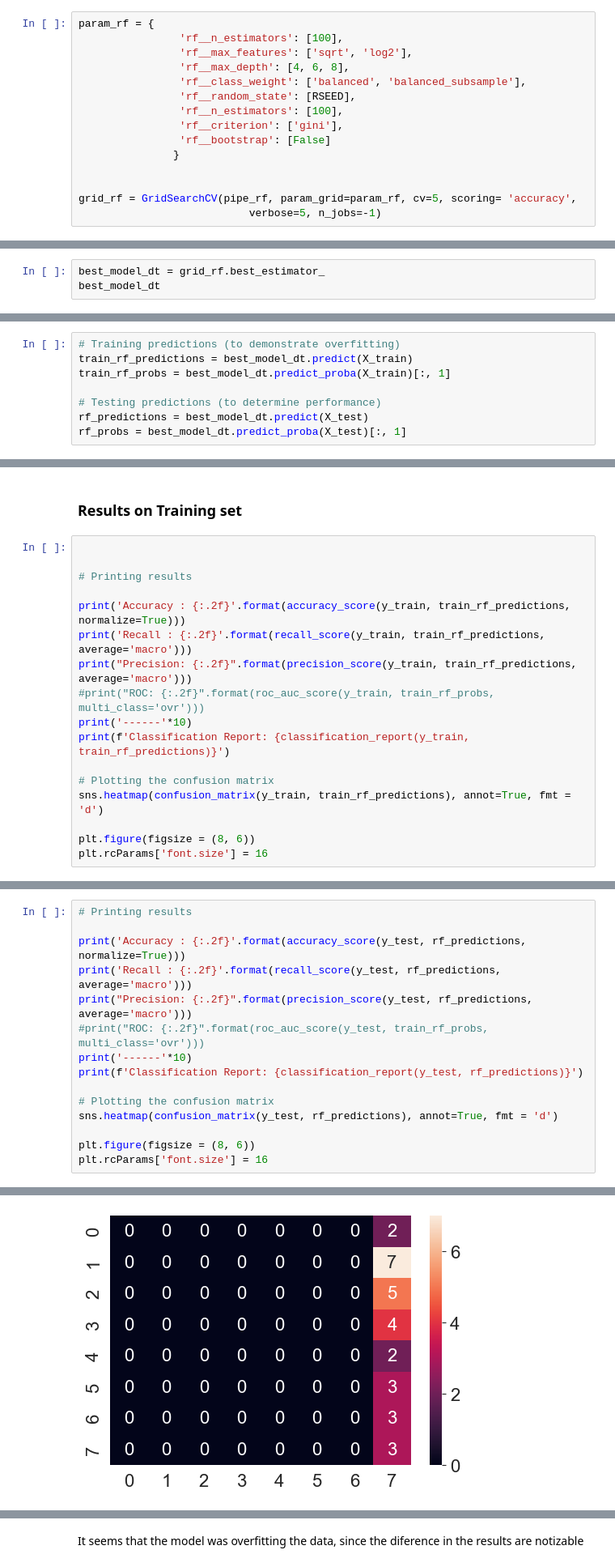
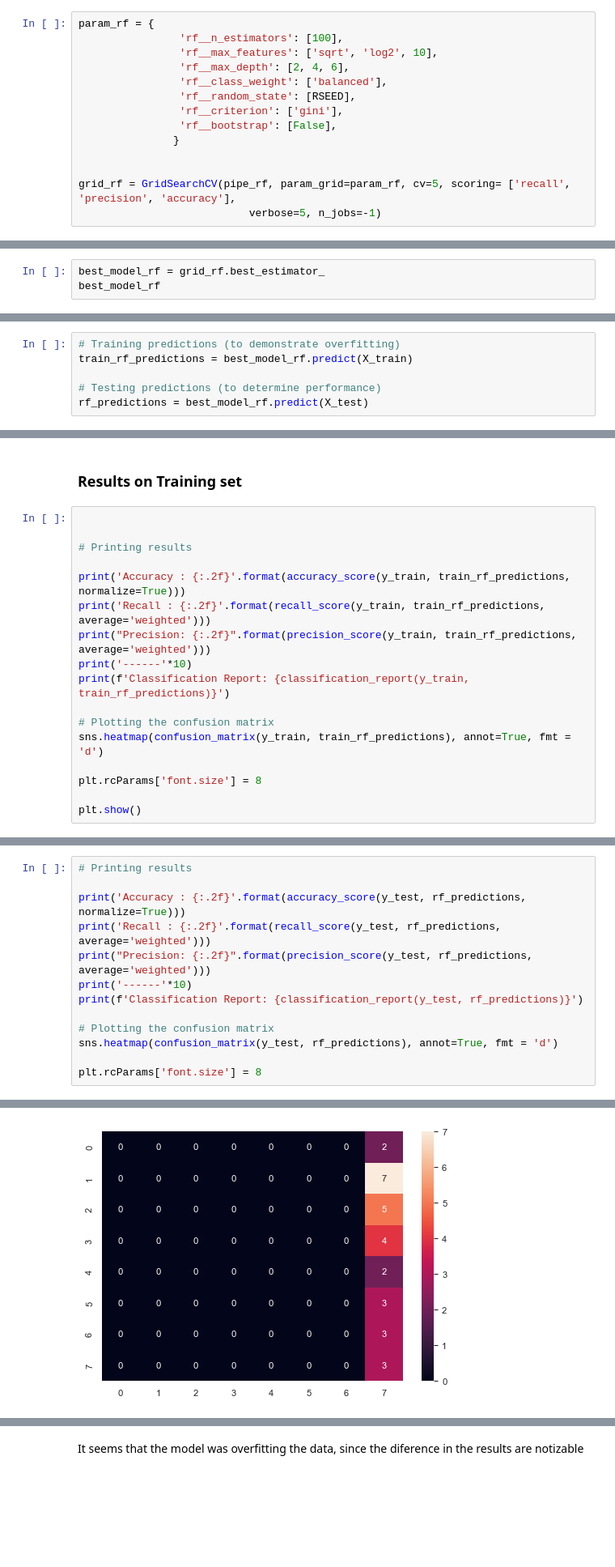
Before and after one commit to e-Itohan/students_evaluation, a Jupyter notebook: students_notebook.ipynb, the cells around one changed output, grey strips where cells are left out. Shown at 81% size. Saved outputs shown, nothing was run; the diff lists cells and outputs as text; blank space fills up the shorter version.

```diff
--- a/students_notebook.ipynb
+++ b/students_notebook.ipynb
@@ -574,17 +852,16 @@ pipe_rf = Pipeline([
 # %%
 param_rf = {
                 'rf__n_estimators': [100],
-                'rf__max_features': ['sqrt', 'log2'],
-                'rf__max_depth': [4, 6, 8],
-                'rf__class_weight': ['balanced', 'balanced_subsample'],
+                'rf__max_features': ['sqrt', 'log2', 10],
+                'rf__max_depth': [2, 4, 6],
+                'rf__class_weight': ['balanced'],
                 'rf__random_state': [RSEED],
-                'rf__n_estimators': [100],
                 'rf__criterion': ['gini'],
-                'rf__bootstrap': [False]
+                'rf__bootstrap': [False],
                }
 
 
-grid_rf = GridSearchCV(pipe_rf, param_grid=param_rf, cv=5, scoring= 'accuracy',
+grid_rf = GridSearchCV(pipe_rf, param_grid=param_rf, cv=5, scoring= ['recall', 'precision', 'accuracy'],
                            verbose=5, n_jobs=-1)
 # %%
 grid_rf.fit(X_train, y_train)
@@ -609,6 +886,6 @@ Best parameters:
 # %%
-best_model_dt = grid_rf.best_estimator_
-best_model_dt
+best_model_rf = grid_rf.best_estimator_
+best_model_rf
 # %% [output]
 Pipeline(steps=[('rf',
                  RandomForestClassifier(bootstrap=False,
@@ -616,9 +893,7 @@ Pipeline(steps=[('rf',
                                         random_state=42))])
 # %%
 # Training predictions (to demonstrate overfitting)
-train_rf_predictions = best_model_dt.predict(X_train)
-train_rf_probs = best_model_dt.predict_proba(X_train)[:, 1]
+train_rf_predictions = best_model_rf.predict(X_train)
 
 # Testing predictions (to determine performance)
-rf_predictions = best_model_dt.predict(X_test)
-rf_probs = best_model_dt.predict_proba(X_test)[:, 1]
+rf_predictions = best_model_rf.predict(X_test)
@@ -679,15 +905,15 @@ Average maximum depth 8
 # Printing results
 
 print('Accuracy : {:.2f}'.format(accuracy_score(y_train, train_rf_predictions, normalize=True)))
-print('Recall : {:.2f}'.format(recall_score(y_train, train_rf_predictions, average='macro')))
-print("Precision: {:.2f}".format(precision_score(y_train, train_rf_predictions, average='macro')))
-#print("ROC: {:.2f}".format(roc_auc_score(y_train, train_rf_probs, multi_class='ovr')))
+print('Recall : {:.2f}'.format(recall_score(y_train, train_rf_predictions, average='weighted')))
+print("Precision: {:.2f}".format(precision_score(y_train, train_rf_predictions, average='weighted')))
 print('------'*10)
 print(f'Classification Report: {classification_report(y_train, train_rf_predictions)}')
 
 # Plotting the confusion matrix
 sns.heatmap(confusion_matrix(y_train, train_rf_predictions), annot=True, fmt = 'd')
 
-plt.figure(figsize = (8, 6))
-plt.rcParams['font.size'] = 16
+plt.rcParams['font.size'] = 8
+
+plt.show()
 # %% [output]
@@ -717,16 +942,14 @@ weighted avg       0.75      0.75      0.74      5048
 # Printing results
 
 print('Accuracy : {:.2f}'.format(accuracy_score(y_test, rf_predictions, normalize=True)))
-print('Recall : {:.2f}'.format(recall_score(y_test, rf_predictions, average='macro')))
-print("Precision: {:.2f}".format(precision_score(y_test, rf_predictions, average='macro')))
-#print("ROC: {:.2f}".format(roc_auc_score(y_test, train_rf_probs, multi_class='ovr')))
+print('Recall : {:.2f}'.format(recall_score(y_test, rf_predictions, average='weighted')))
+print("Precision: {:.2f}".format(precision_score(y_test, rf_predictions, average='weighted')))
 print('------'*10)
 print(f'Classification Report: {classification_report(y_test, rf_predictions)}')
 
 # Plotting the confusion matrix
 sns.heatmap(confusion_matrix(y_test, rf_predictions), annot=True, fmt = 'd')
 
-plt.figure(figsize = (8, 6))
-plt.rcParams['font.size'] = 16
+plt.rcParams['font.size'] = 8
 # %% [output]
 Accuracy : 0.10
@@ -734,17 +957,17 @@ Recall : 0.12
 Precision: 0.01
 ------------------------------------------------------------
 Classification Report:               precision    recall  f1-score   support
 
            0       0.00      0.00      0.00         2
            1       0.00      0.00      0.00         7
            2       0.00      0.00      0.00         5
            3       0.00      0.00      0.00         4
            4       0.00      0.00      0.00         2
            5       0.00      0.00      0.00         3
            6       0.00      0.00      0.00         3
            7       0.10      1.00      0.19         3
 
     accuracy                           0.10        29
    macro avg       0.01      0.12      0.02        29
 weighted avg       0.01      0.10      0.02        29
-[figure, old version]
+[figure, new version]
```
Also changed, not shown: parts of 81 cells of this notebook.
